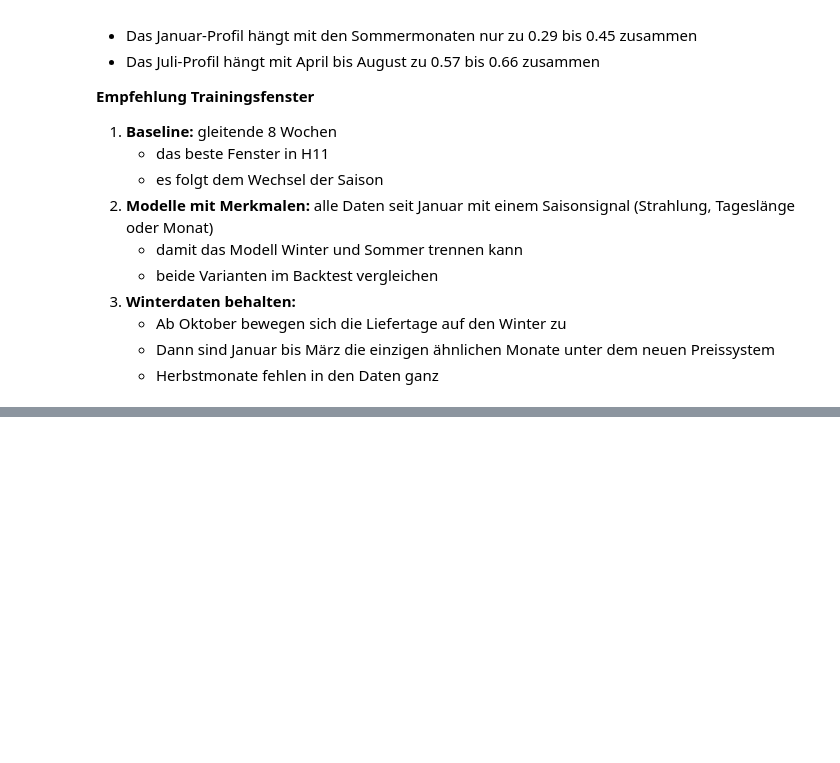
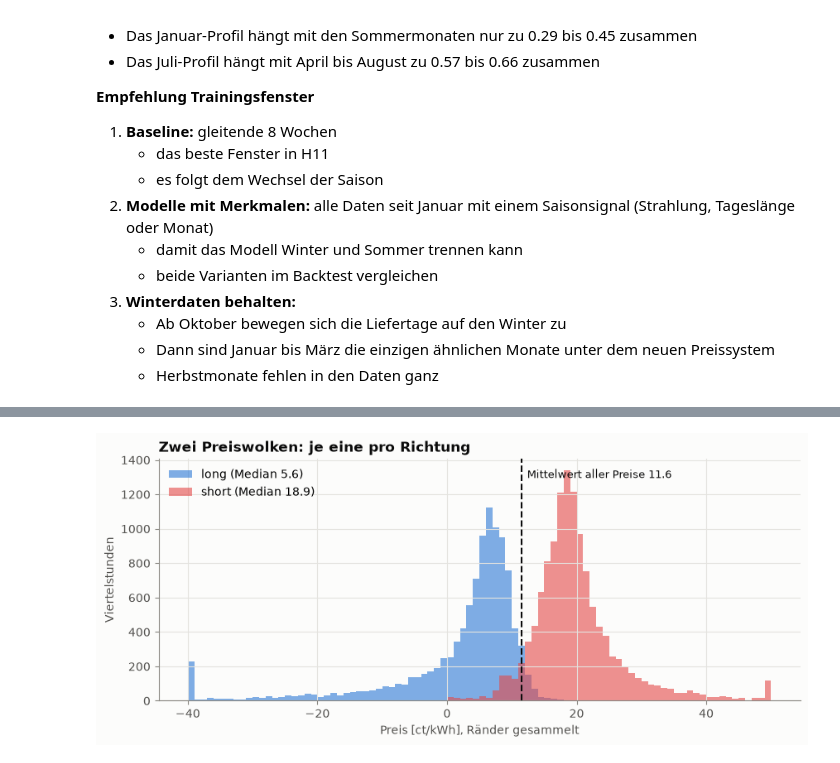
Before and after one commit to ibidreli/energy_price_prediction, a Jupyter notebook: notebooks/01_exploratory_data_analysis.ipynb, the cells around one changed output, grey strips where cells are left out. Drawn from its saved outputs; the diff is of its cells as text; code cells hidden in the pictures; blank space fills up the shorter version.

```diff
--- a/notebooks/01_exploratory_data_analysis.ipynb
+++ b/notebooks/01_exploratory_data_analysis.ipynb
@@ -1975,0 +2033,15 @@ Die Zusammenhänge sind nicht über alle Monate stabil. Im Frühling gibt es ein
+# %%
+#-----------------------------------------------------------------------------------------
+# Preis und Richtung der Systembilanz derselben Viertelstunde verbinden (nur beschreibend)
+#-----------------------------------------------------------------------------------------
+ev = cab[["timestamp_utc", "tsi_mw"]].merge(prices[["timestamp_utc", "timestamp_local", "aep_ct_kwh"]], on="timestamp_utc")
+ev["direction"] = np.where(ev["tsi_mw"] < 0, "short", "long")
+print(f"{ev['timestamp_local'].dt.date.nunique()} Liefertage und {len(ev):,} Viertelstunden".replace(",", "'"))
+
+#-----------------------------------
+# Kennzahlen des Preises je Richtung
+#-----------------------------------
+by_direction = ev.groupby("direction")["aep_ct_kwh"].agg(
+    quarter_hours="size", P10=lambda s: s.quantile(0.1), median="median", P90=lambda s: s.quantile(0.9),
+    negative=lambda s: (s < 0).mean(), minimum="min", maximum="max")
+by_direction.round(3)
@@ -1975,0 +2054,17 @@ Die Zusammenhänge sind nicht über alle Monate stabil. Im Frühling gibt es ein
+# %%
+#--------------------------------------------------------------------
+# Verteilung des Preises je Richtung, auf -40 bis +50 ct/kWh begrenzt
+#--------------------------------------------------------------------
+fig, ax = plt.subplots(figsize=(10, 3.8))
+bins = np.linspace(-40, 50, 91)
+for colour, name in [(BLUE, "long"), (RED, "short")]:
+    values = ev.loc[ev["direction"] == name, "aep_ct_kwh"].clip(-40, 50)
+    ax.hist(values, bins=bins, color=colour, alpha=0.6, label=f"{name} (Median {values.median():.1f})")
+ax.axvline(ev["aep_ct_kwh"].mean(), color=INK, linewidth=1.5, linestyle="--")
+ax.text(ev["aep_ct_kwh"].mean() + 0.8, ax.get_ylim()[1] * 0.92, f"Mittelwert aller Preise {ev['aep_ct_kwh'].mean():.1f}", color=INK, fontsize=9)
+ax.set(xlabel="Preis [ct/kWh], Ränder gesammelt", ylabel="Viertelstunden", title="Zwei Preiswolken: je eine pro Richtung")
+ax.legend(loc="upper left")
+save(fig, "eval_price_by_direction.png")
+plt.show()
+# %% [output]
+[figure, added]
```
Also changed, not shown: parts of 24 cells of this notebook, 9 other files.
